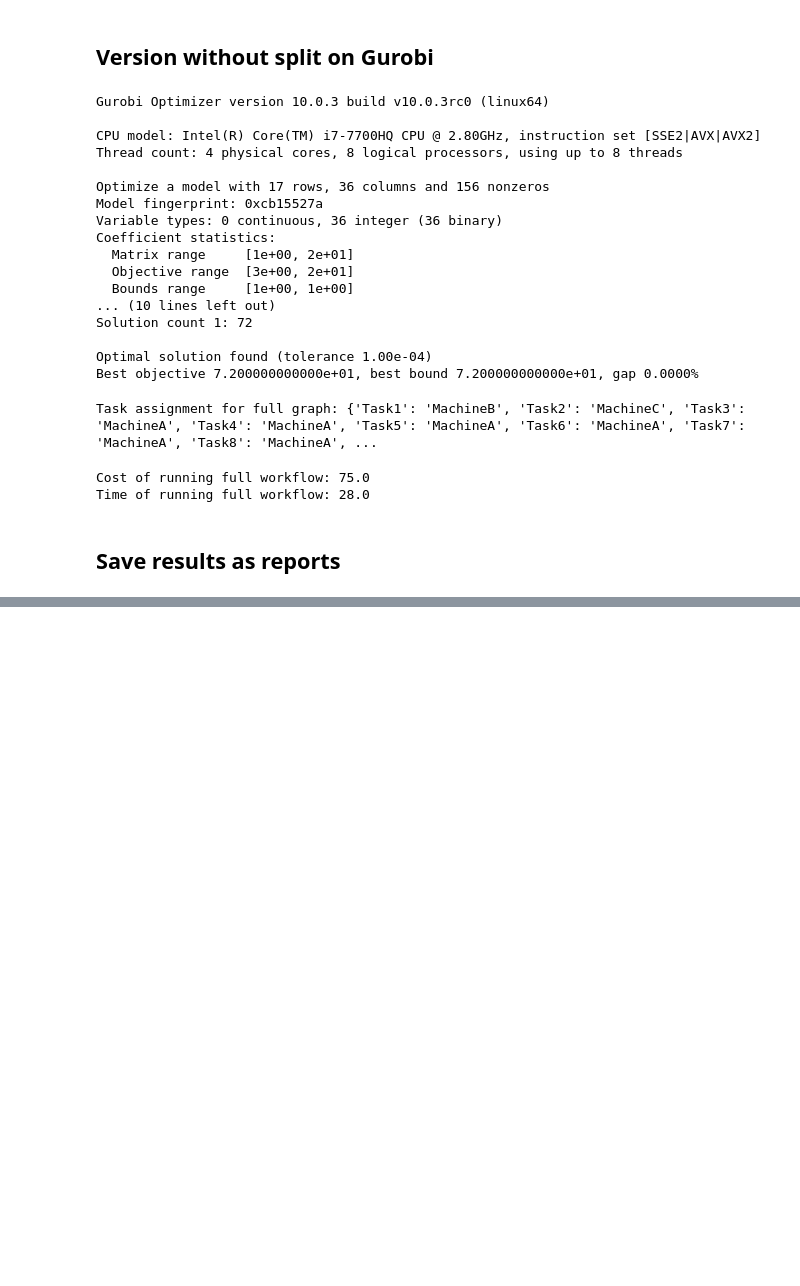
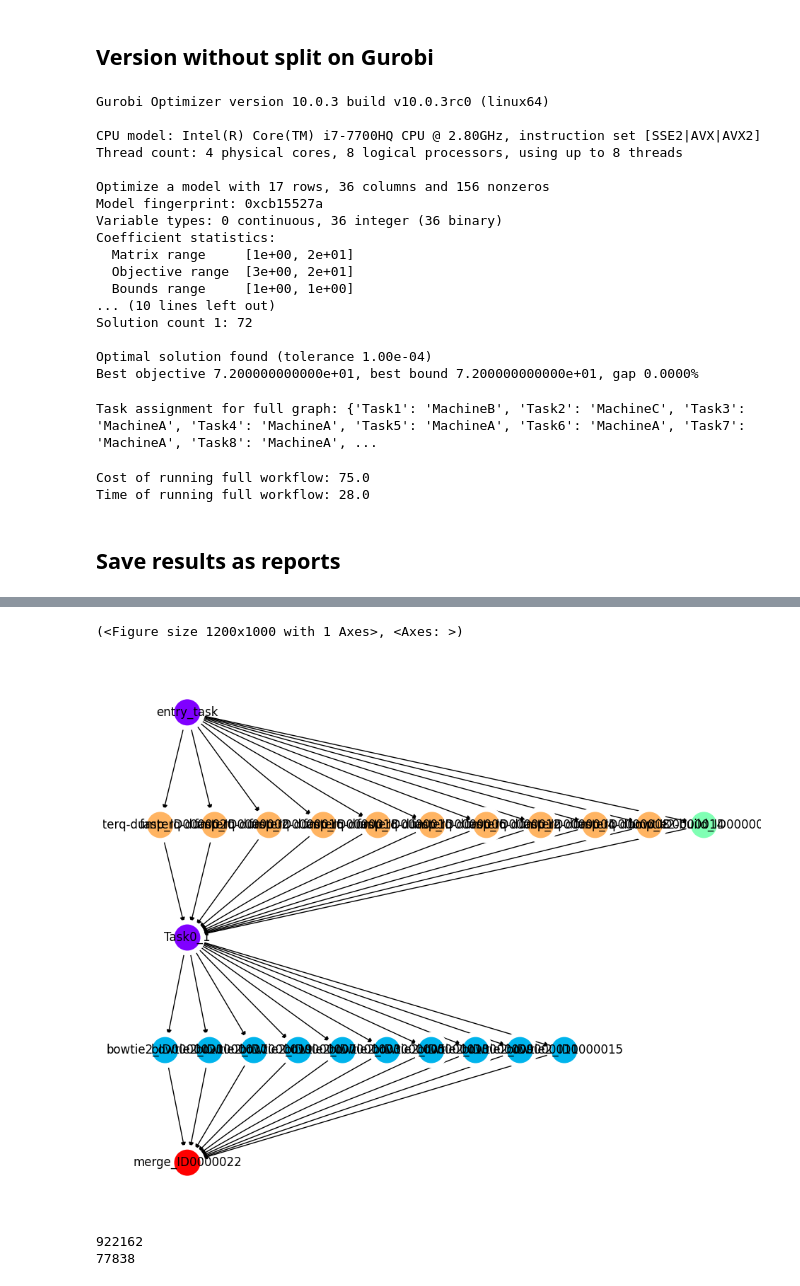
Before and after one commit to mkroczek/QHyper, a Jupyter notebook: demo/Division_method_Gurobi.ipynb, the cells around one changed output, grey strips where cells are left out. Drawn from its saved outputs; the diff is of its cells as text; code cells hidden in the pictures; blank space fills up the shorter version.

```diff
--- a/demo/Division_method_Gurobi.ipynb
+++ b/demo/Division_method_Gurobi.ipynb
@@ -175,0 +234,15 @@ without_division_report.write_json("reports/gurobi_no_division_02_18_24.json")
+# %%
+subworkflows, deadlines = HeftBasedAlgorithm().decompose(workflow_genome, 2)
+wf_workflow1, wf_workflow2 = subworkflows
+deadline1, deadline2 = round(deadlines[0]), round(deadlines[1])
+merged = merge_subworkflows(subworkflows)
+utils.draw(merged, with_labels=True)
+# %% [output]
+(<Figure size 1200x1000 with 1 Axes>, <Axes: >)
+[figure, added]
+# %%
+print(deadline1)
+print(deadline2)
+# %% [output]
+922162
+77838
```
Also changed, not shown: parts of 19 cells of this notebook, 6 other files.
